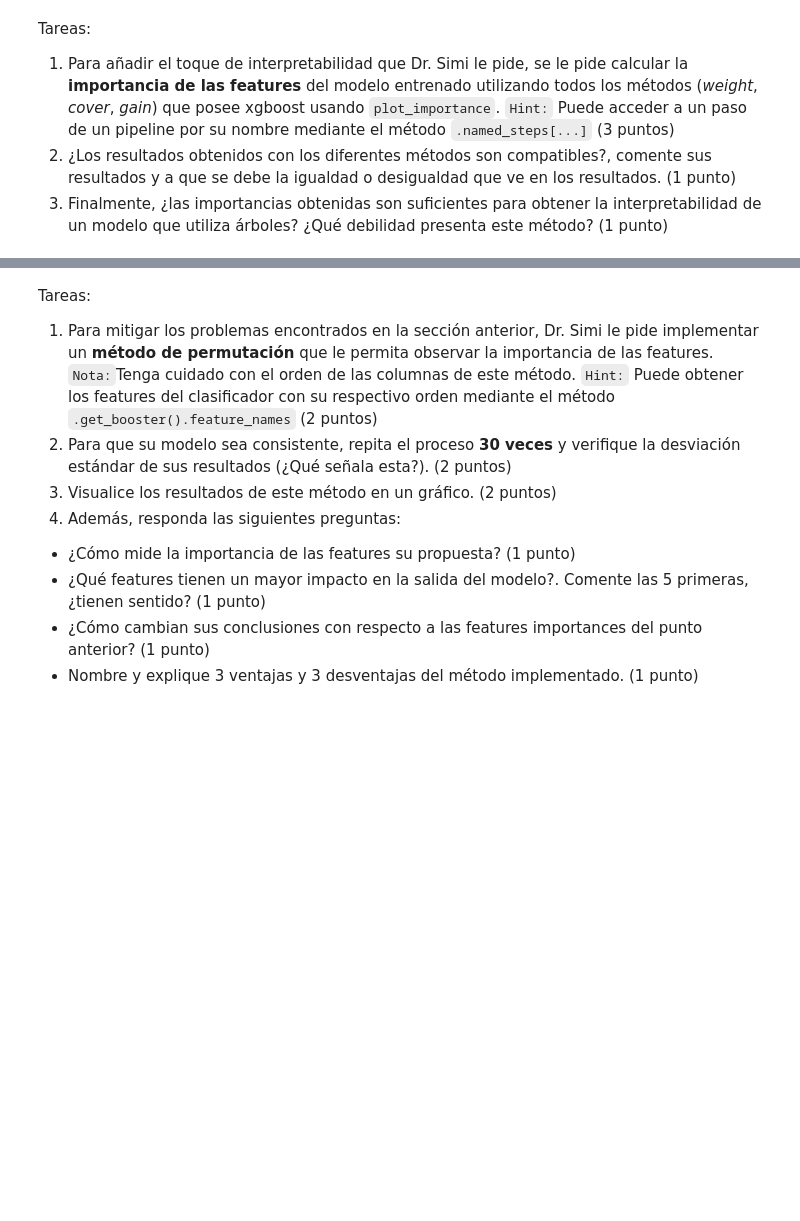
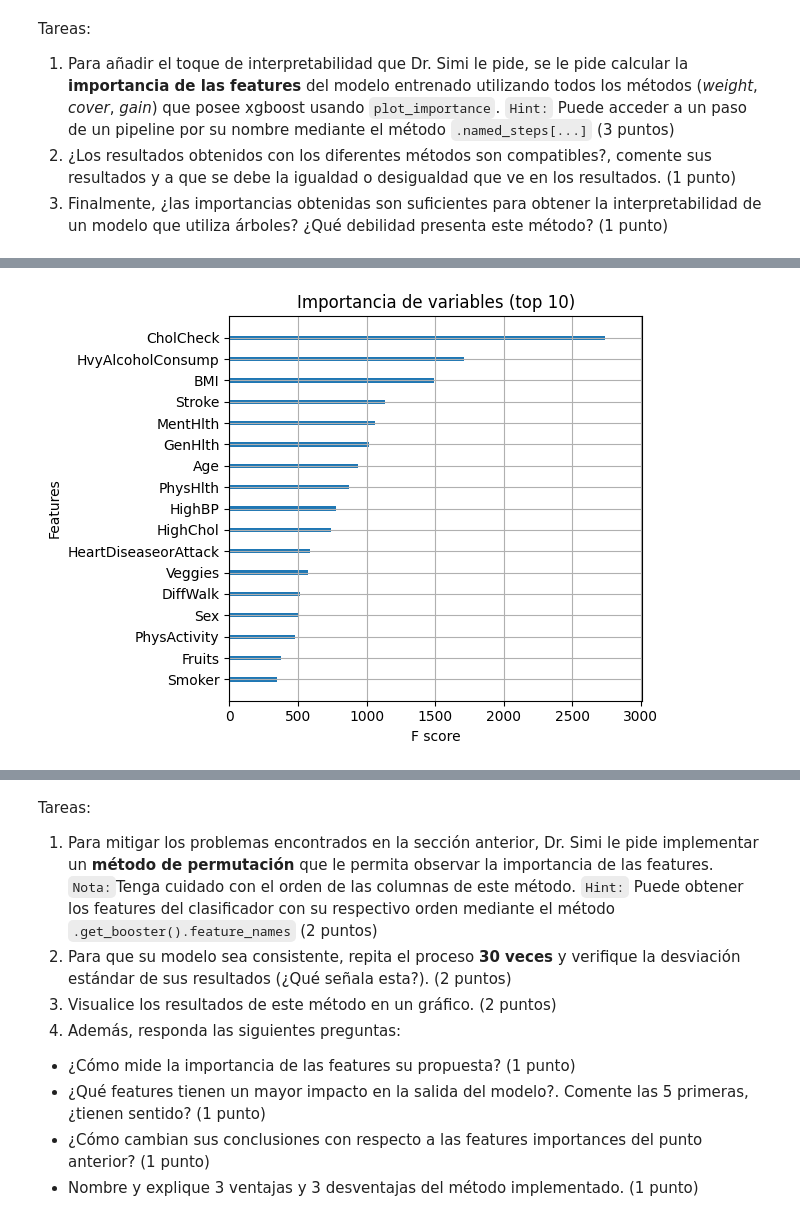
Before and after one commit to juansebm/MDS7202, a Jupyter notebook: Lab 7 - Interpretabilidad/Lab7_enunciado.ipynb, the cells around one changed output, grey strips where cells are left out. Cells and saved outputs as stored; diff of their text form; code cells hidden in the pictures; blank space fills up the shorter version.

```diff
--- a/Lab 7 - Interpretabilidad/Lab7_enunciado.ipynb
+++ b/Lab 7 - Interpretabilidad/Lab7_enunciado.ipynb
@@ -120,0 +238,7 @@ Tareas:
+# %%
+plot_importance(pipeline.named_steps["classifier"].get_booster(), importance_type='cover', show_values=False)
+plt.title("Importancia de variables (top 10)")
+plt.tight_layout()
+plt.show()
+# %% [output]
+[figure, added]
```
Also changed, not shown: parts of 26 cells of this notebook.
